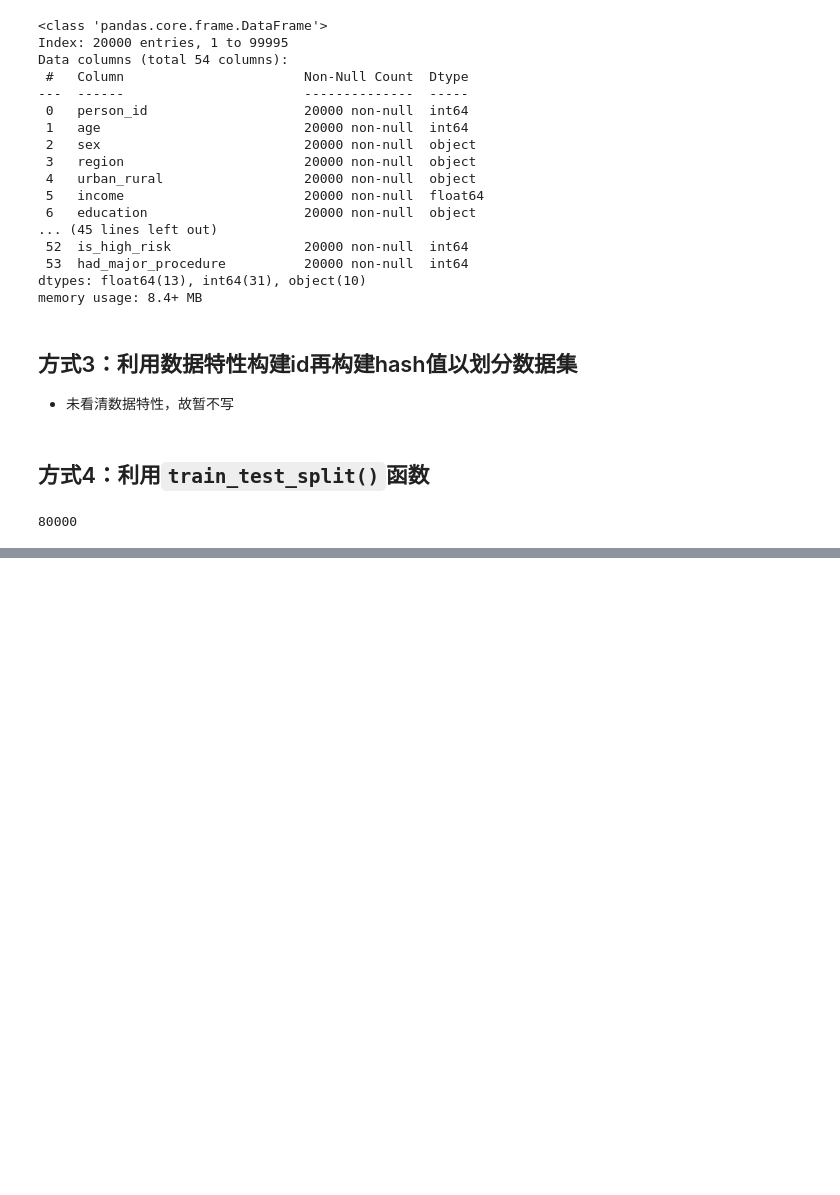
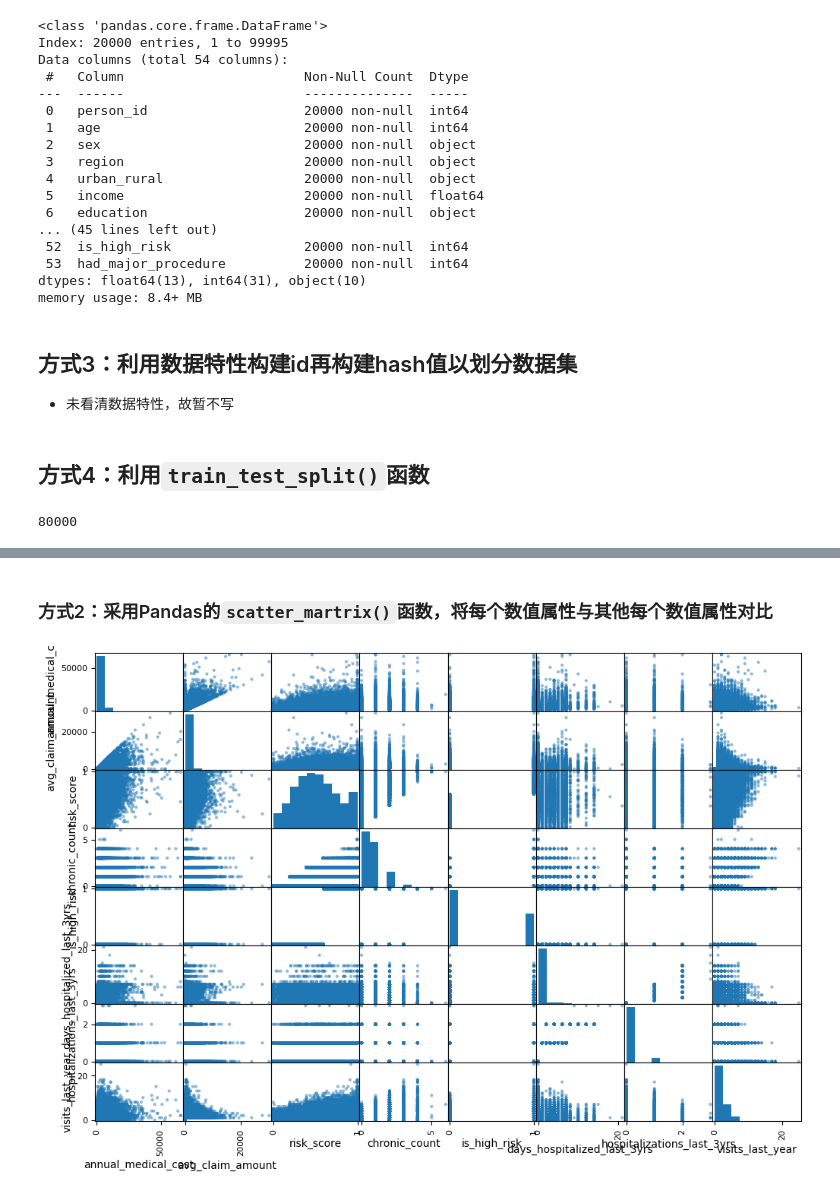
Before and after one commit to machao318927/Hands-On-Machine-Learning, a Jupyter notebook: my-study/02_new_data_for_ML.ipynb, the cells around one changed output, grey strips where cells are left out. Saved outputs shown, nothing was run; the diff lists cells and outputs as text; code cells hidden in the pictures; blank space fills up the shorter version.

```diff
--- a/my-study/02_new_data_for_ML.ipynb
+++ b/my-study/02_new_data_for_ML.ipynb
@@ -195,0 +311,14 @@ len(train_set)
+# %%
+# 使用StratifiedShuffleSplit()切分10次
+from sklearn.model_selection import StratifiedShuffleSplit
+
+splitter = StratifiedShuffleSplit(n_splits=10, test_size=0.2, random_state=42)
+
+# 保存每次切分得到的[训练集DataFrame，测试集DataFrame]
+strat_splits = []
+for train_index, test_index in splitter.split(medical, medical["income_cat"]):
+    strat_train_set_n = medical.iloc[train_index]
+    strat_test_set_n = medical.iloc[test_index]
+    strat_splits.append([strat_train_set_n, strat_test_set_n])
+
+print(strat_splits[0])
@@ -195,0 +343,5 @@ len(train_set)
+# %%
+# 使用第一次拆分结果
+strat_train_set, strat_test_set = strat_splits[0]
+
+print(strat_test_set.info())
@@ -195,0 +420,4 @@ len(train_set)
+# %%
+# 备份训练集
+medical = strat_train_set.copy()
+print(medical.head)
@@ -195,0 +472,9 @@ len(train_set)
+# %% [markdown]
+### 方式2：采用Pandas的`scatter_martrix()`函数，将每个数值属性与其他每个数值属性对比
+# %%
+from pandas.plotting import scatter_matrix
+
+scatter_matrix(medical[["annual_medical_cost", "avg_claim_amount", "risk_score", "chronic_count", "is_high_risk", "days_hospitalized_last_3yrs", "hospitalizations_last_3yrs", "visits_last_year"]], figsize=(12,8))
+plt.show()
+# %% [output]
+[figure, added]
```
Also changed, not shown: parts of 19 cells of this notebook.
